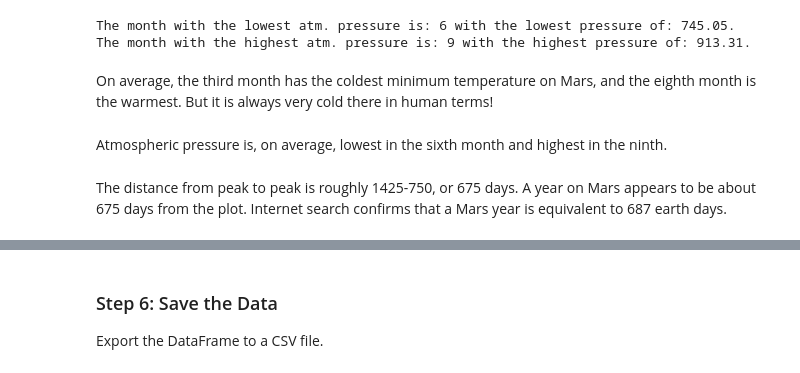
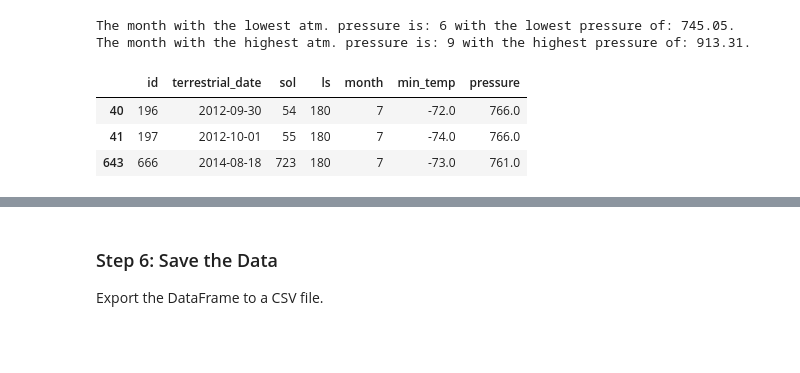
Before and after one commit to djthapa22/HTML-Challenge, a Jupyter notebook: Starter_Code/part_2_mars_weather.ipynb, the cells around one changed output, grey strips where cells are left out. Cells and saved outputs as stored; diff of their text form; code cells hidden in the pictures; blank space fills up the shorter version.

```diff
--- a/Starter_Code/part_2_mars_weather.ipynb
+++ b/Starter_Code/part_2_mars_weather.ipynb
@@ -277,6 +275,9 @@ The month with the highest atm. pressure is: 9 with the highest pressure of: 913
-# %% [markdown]
-On average, the third month has the coldest minimum temperature on Mars, and the eighth month is the warmest. But it is always very cold there in human terms!
-# %% [markdown]
-Atmospheric pressure is, on average, lowest in the sixth month and highest in the ninth.
-# %% [markdown]
-The distance from peak to peak is roughly 1425-750, or 675 days. A year on Mars appears to be about 675 days from the plot. Internet search confirms that a Mars year is equivalent to 687 earth days.
+# %%
+# Starting LS of 180 (Autumnal Equinox)
+a_e= mars_df_updated.loc[mars_df_updated['ls']== 180]
+a_e
+# %% [output]
+|  | id | terrestrial_date | sol | ls | month | min_temp | pressure |
+| 40 | 196 | 2012-09-30 | 54 | 180 | 7 | -72.0 | 766.0 |
+| 41 | 197 | 2012-10-01 | 55 | 180 | 7 | -74.0 | 766.0 |
+| 643 | 666 | 2014-08-18 | 723 | 180 | 7 | -73.0 | 761.0 |
```
Also changed, not shown: parts of 4 cells of this notebook, 2 other files.
